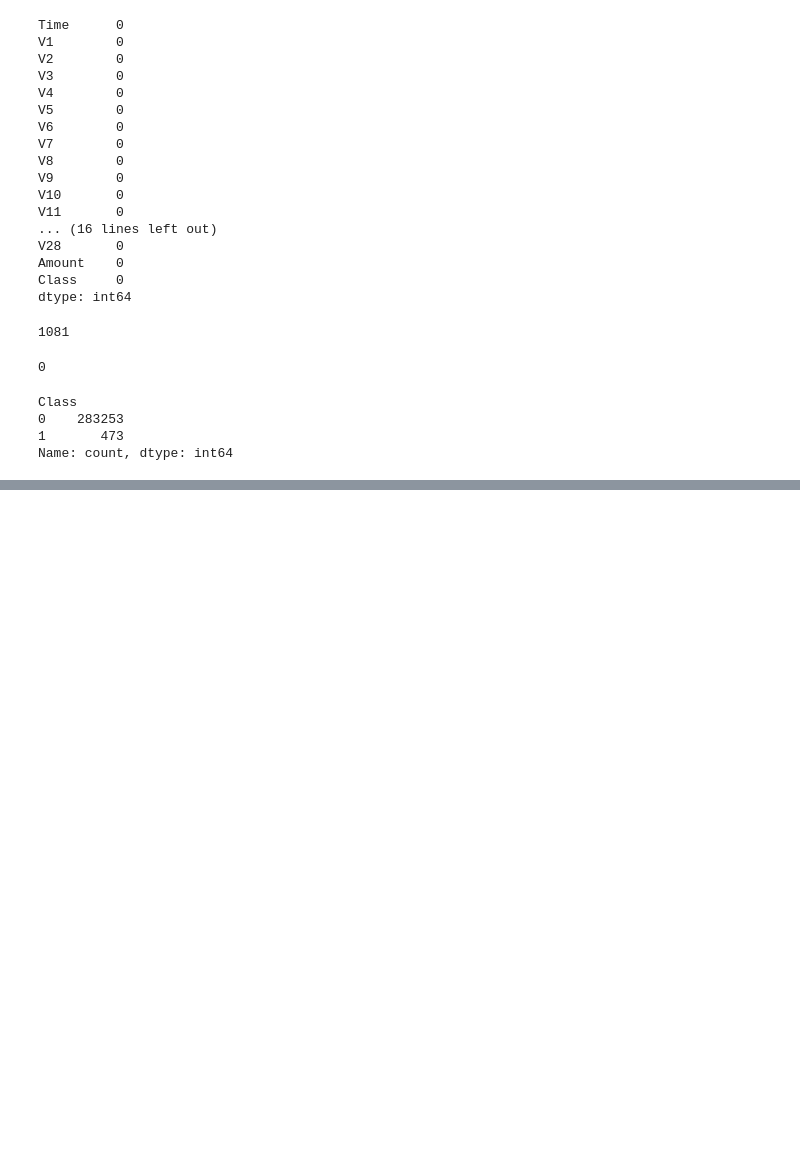
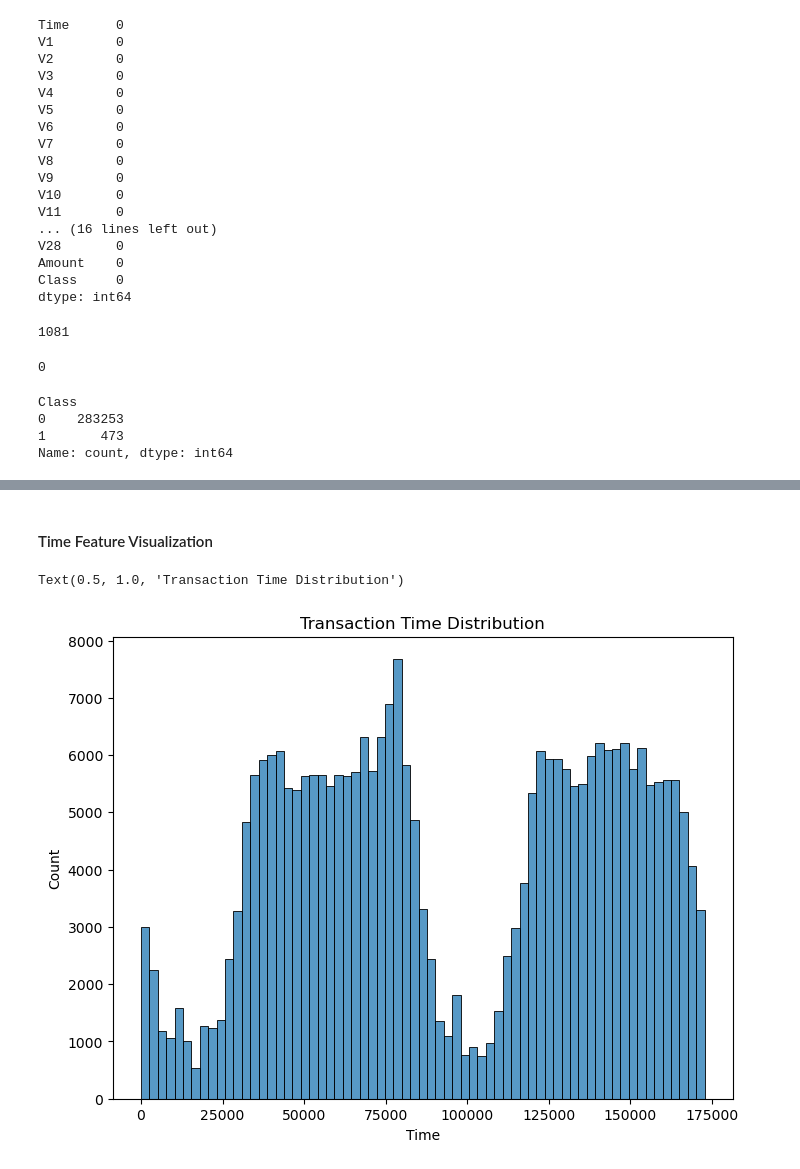
Before and after one commit to HerryTech/Machine-Learning-Projects, a Jupyter notebook: credit_card_fraud/notebook/exploration.ipynb, the cells around one changed output, grey strips where cells are left out. Drawn from its saved outputs; the diff is of its cells as text; code cells hidden in the pictures; blank space fills up the shorter version.

```diff
--- a/credit_card_fraud/notebook/exploration.ipynb
+++ b/credit_card_fraud/notebook/exploration.ipynb
@@ -73,0 +79,10 @@ Name: count, dtype: int64
+# %% [markdown]
+#### Time Feature Visualization
+# %%
+# Distribution of transactions over time
+plt.figure(figsize = (8, 6))
+sns.histplot(df["Time"])
+plt.title("Transaction Time Distribution")
+# %% [output]
+Text(0.5, 1.0, 'Transaction Time Distribution')
+[figure, added]
```
Also changed, not shown: parts of 4 cells of this notebook.
